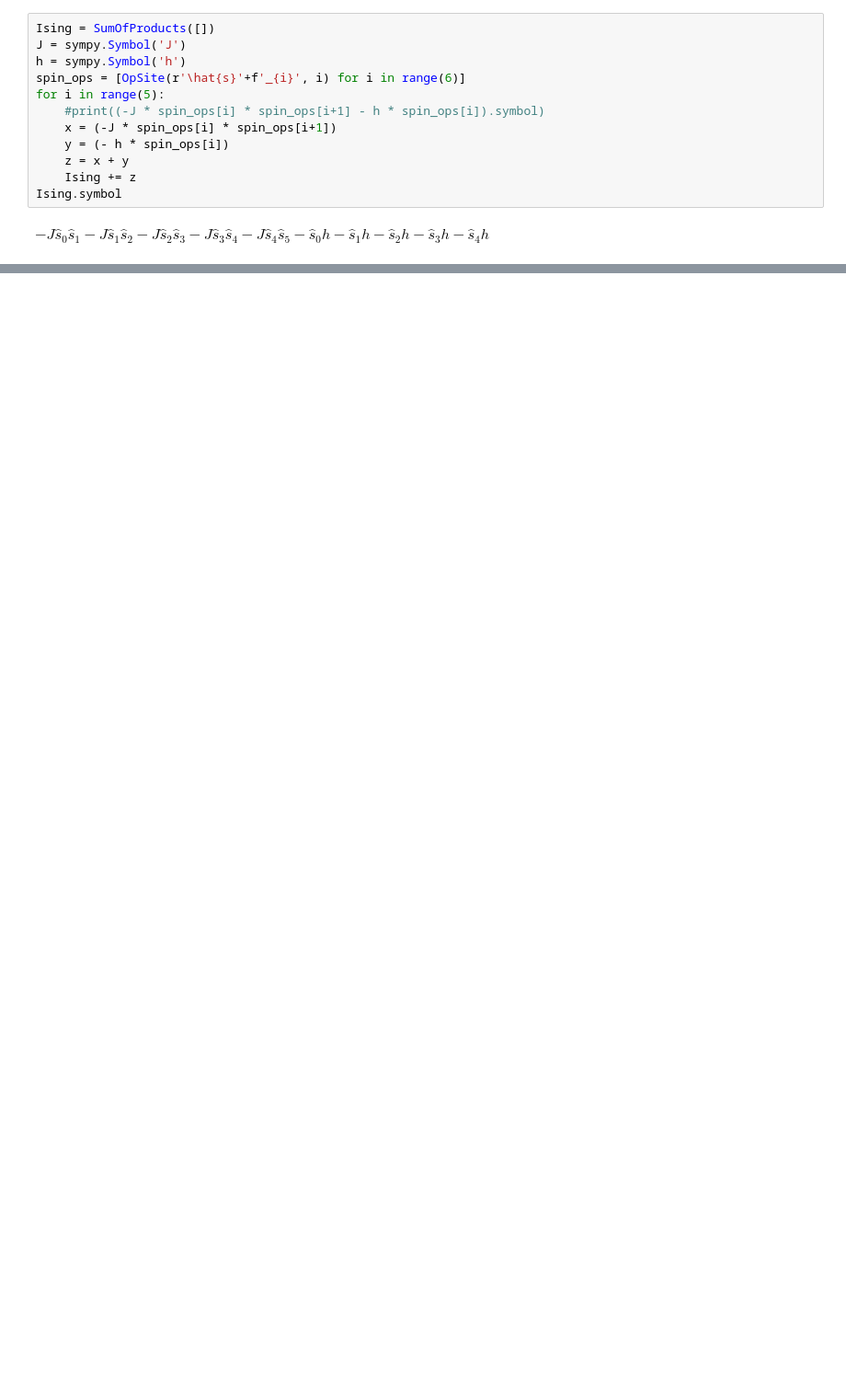
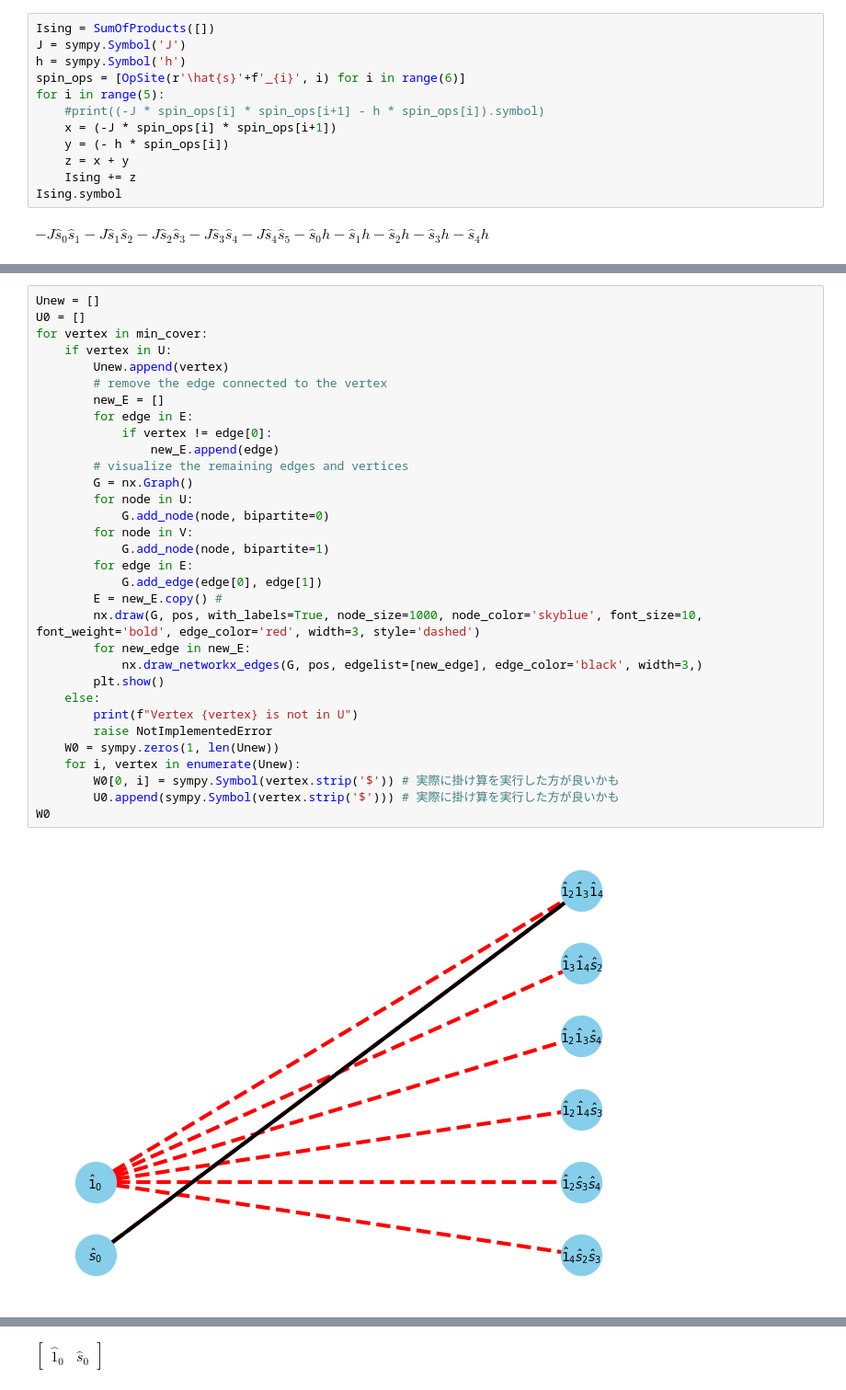
Before and after one commit to KenHino/PyMPO, a Jupyter notebook: example/operators-test.ipynb, the cells around one changed output, grey strips where cells are left out. Shown at 92% size. Cells and saved outputs as stored; diff of their text form; blank space fills up the shorter version.

```diff
--- a/example/operators-test.ipynb
+++ b/example/operators-test.ipynb
@@ -28,0 +86,34 @@ $\displaystyle J$
+# %%
+Unew = []
+U0 = []
+for vertex in min_cover:
+    if vertex in U:
+        Unew.append(vertex)
+        # remove the edge connected to the vertex
+        new_E = []
+        for edge in E:
+            if vertex != edge[0]:
+                new_E.append(edge)
+        # visualize the remaining edges and vertices
+        G = nx.Graph()
+        for node in U:
+            G.add_node(node, bipartite=0)
+        for node in V:
+            G.add_node(node, bipartite=1)
+        for edge in E:
+            G.add_edge(edge[0], edge[1])
+        E = new_E.copy() #
+        nx.draw(G, pos, with_labels=True, node_size=1000, node_color='skyblue', font_size=10, font_weight='bold', edge_color='red', width=3, style='dashed')
+        for new_edge in new_E:
+            nx.draw_networkx_edges(G, pos, edgelist=[new_edge], edge_color='black', width=3,)
+        plt.show()
+    else:
+        print(f"Vertex {vertex} is not in U")
+        raise NotImplementedError
+    W0 = sympy.zeros(1, len(Unew))
+    for i, vertex in enumerate(Unew):
+        W0[0, i] = sympy.Symbol(vertex.strip('$')) # 実際に掛け算を実行した方が良いかも
+        U0.append(sympy.Symbol(vertex.strip('$'))) # 実際に掛け算を実行した方が良いかも
+W0
+# %% [output]
+[figure, added]
@@ -28,0 +121 @@ $\displaystyle J$
+$\displaystyle \left[\begin{matrix}\hat{1}_0 & \hat{s}_0\end{matrix}\right]$
```
Also changed, not shown: parts of 24 cells of this notebook, 4 other files.
